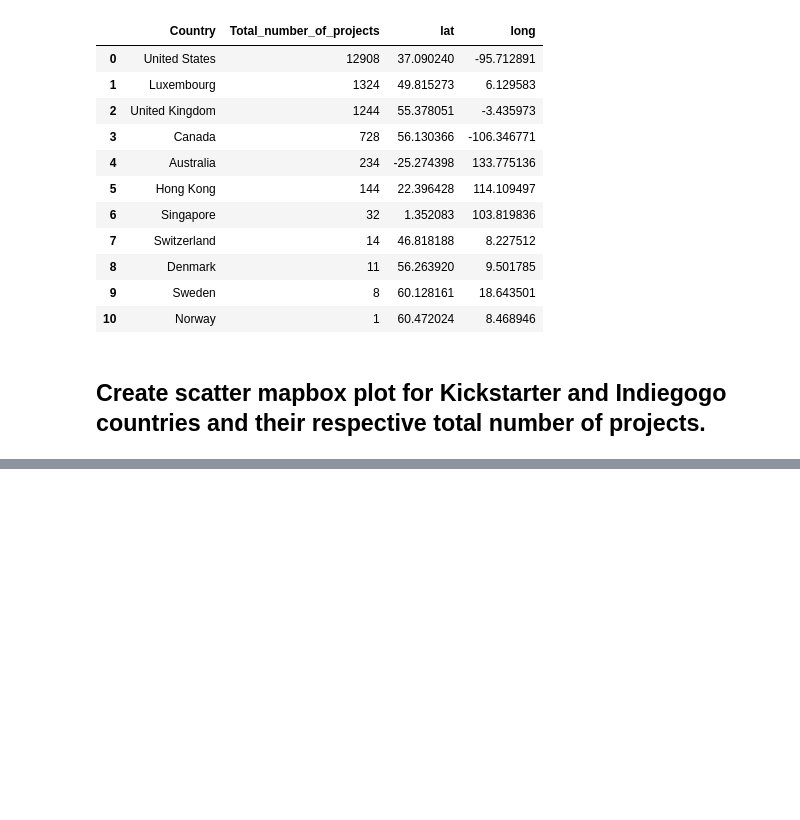
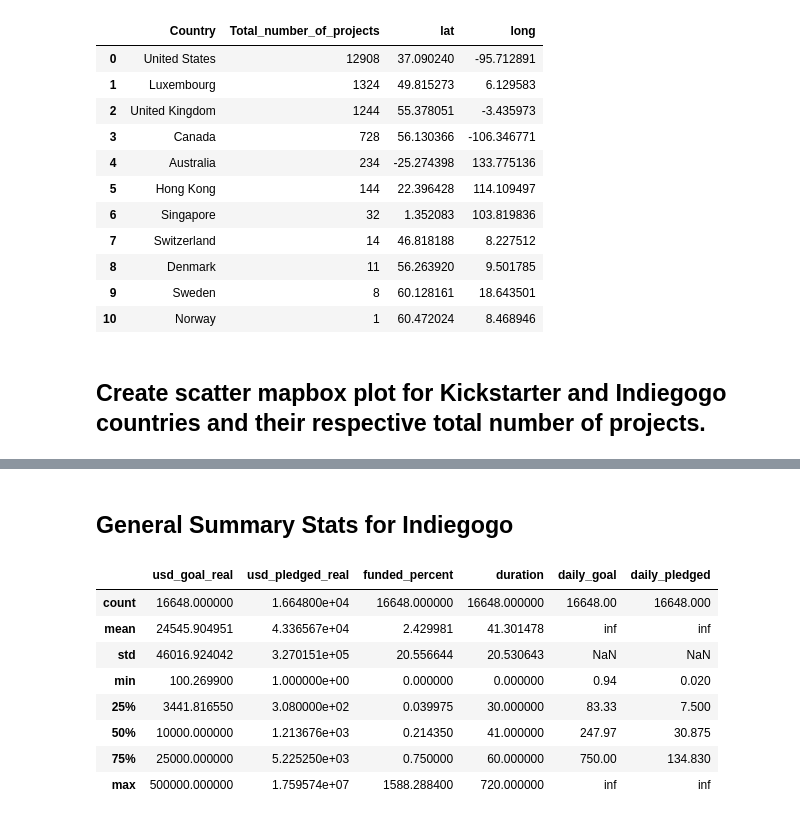
Before and after one commit to Best-Brain-Gang/Crowdfunding_Analysis, a Jupyter notebook: crowdfunding_analyzer.ipynb, the cells around one changed output, grey strips where cells are left out. Drawn from its saved outputs; the diff is of its cells as text; code cells hidden in the pictures; blank space fills up the shorter version.

Commit message:
Added in basic summary statistics for indiegogo as a whole and saved it in a dataframe

```diff
--- a/crowdfunding_analyzer.ipynb
+++ b/crowdfunding_analyzer.ipynb
@@ -379,0 +376,20 @@ indiegogo_mapbox_plot
+# %% [markdown]
+## General Summary Stats for Indiegogo
+# %%
+indiegogo_summary_df = load_full_table("indie_gogo")
+
+indiegogo_summary_df = indiegogo_summary_df.drop(columns=["ID", "name", "index", "deadline", "launched", "state", "lat", "long"])
+
+indiegogo_summary_df = indiegogo_summary_df.describe()
+
+indiegogo_summary_df
+# %% [output]
+|  | usd_goal_real | usd_pledged_real | funded_percent | duration | daily_goal | daily_pledged |
+| count | 16648.000000 | 1.664800e+04 | 16648.000000 | 16648.000000 | 16648.00 | 16648.000 |
+| mean | 24545.904951 | 4.336567e+04 | 2.429981 | 41.301478 | inf | inf |
+| std | 46016.924042 | 3.270151e+05 | 20.556644 | 20.530643 | NaN | NaN |
+| min | 100.269900 | 1.000000e+00 | 0.000000 | 0.000000 | 0.94 | 0.020 |
+| 25% | 3441.816550 | 3.080000e+02 | 0.039975 | 30.000000 | 83.33 | 7.500 |
+| 50% | 10000.000000 | 1.213676e+03 | 0.214350 | 41.000000 | 247.97 | 30.875 |
+| 75% | 25000.000000 | 5.225250e+03 | 0.750000 | 60.000000 | 750.00 | 134.830 |
+| max | 500000.000000 | 1.759574e+07 | 1588.288400 | 720.000000 | inf | inf |
```
Also changed, not shown: parts of 3 cells of this notebook, 2 other files.
